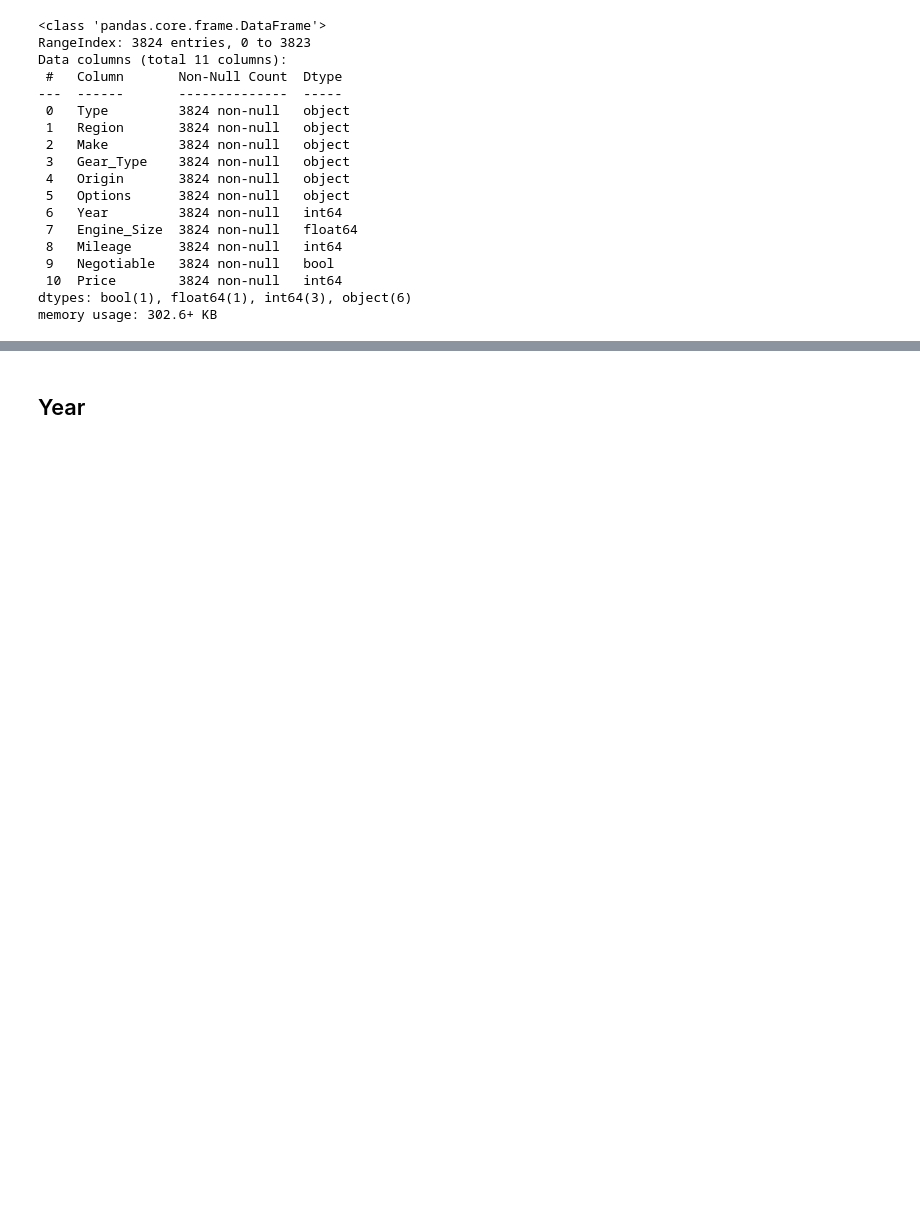
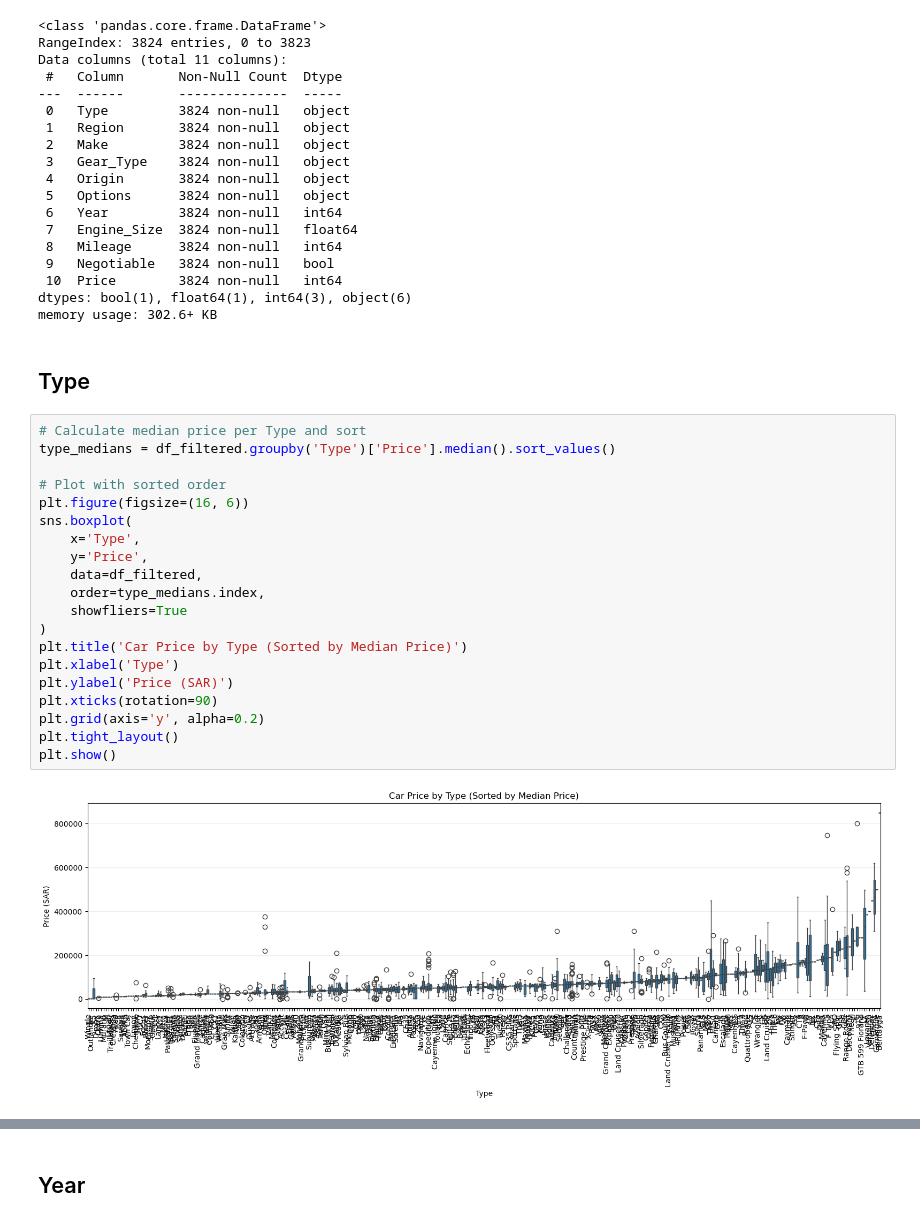
Before and after one commit to RioPramana21/Ctrl-Price-Taking-Control-of-Used-Car-Valuations-with-ML, a Jupyter notebook: code_files/outliers_and_anomalies_handling.ipynb, the cells around one changed output, grey strips where cells are left out. Saved outputs shown, nothing was run; the diff lists cells and outputs as text; blank space fills up the shorter version.

Commit message:
Added plots to outliers handling

```diff
--- a/code_files/outliers_and_anomalies_handling.ipynb
+++ b/code_files/outliers_and_anomalies_handling.ipynb
@@ -138,3 +138,27 @@ Data columns (total 11 columns):
  10  Price        3824 non-null   int64
 dtypes: bool(1), float64(1), int64(3), object(6)
 memory usage: 302.6+ KB
+# %% [markdown]
+## Type
+# %%
+# Calculate median price per Type and sort
+type_medians = df_filtered.groupby('Type')['Price'].median().sort_values()
+
+# Plot with sorted order
+plt.figure(figsize=(16, 6))
+sns.boxplot(
+    x='Type',
+    y='Price',
+    data=df_filtered,
+    order=type_medians.index,
+    showfliers=True
+)
+plt.title('Car Price by Type (Sorted by Median Price)')
+plt.xlabel('Type')
+plt.ylabel('Price (SAR)')
+plt.xticks(rotation=90)
+plt.grid(axis='y', alpha=0.2)
+plt.tight_layout()
+plt.show()
+# %% [output]
+[figure, added]
```
Also changed, not shown: parts of 13 cells of this notebook.
